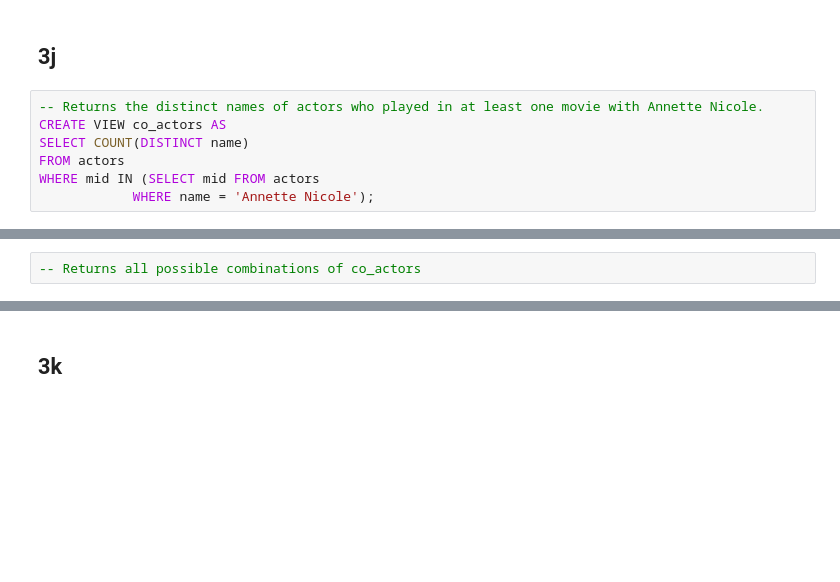
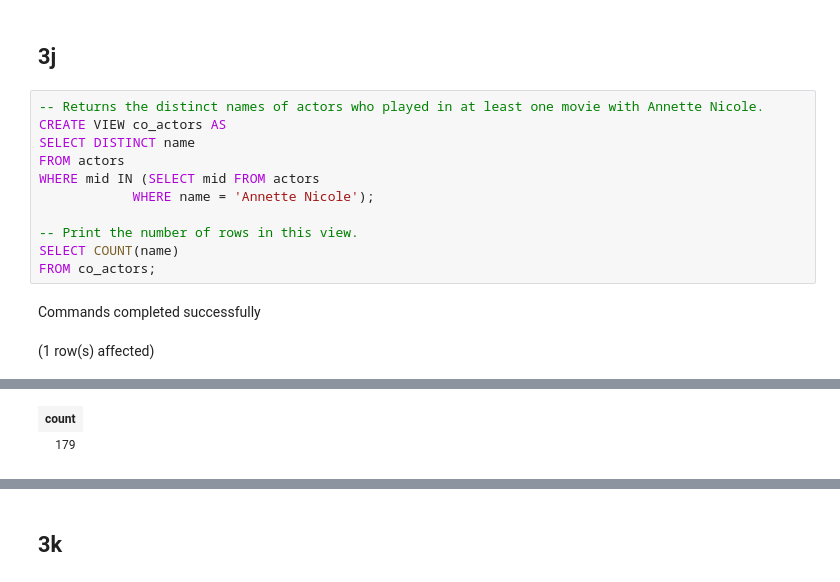
Before and after one commit to po-trottier/concordia-data-systems, a Jupyter notebook: Phase1/project_notebook.ipynb, the cells around one changed output, grey strips where cells are left out. Cells and saved outputs as stored; diff of their text form; blank space fills up the shorter version.

```diff
--- a/Phase1/project_notebook.ipynb
+++ b/Phase1/project_notebook.ipynb
@@ -388,7 +388,14 @@ LIMIT 1;
 # %%
 -- Returns the distinct names of actors who played in at least one movie with Annette Nicole.
 CREATE VIEW co_actors AS
-SELECT COUNT(DISTINCT name)
+SELECT DISTINCT name
 FROM actors
 WHERE mid IN (SELECT mid FROM actors
             WHERE name = 'Annette Nicole');
+
+-- Print the number of rows in this view.
+SELECT COUNT(name)
+FROM co_actors;
+# %% [output]
+Commands completed successfully
+(1 row(s) affected)
@@ -395,2 +403,2 @@ WHERE mid IN (SELECT mid FROM actors
+| count |
+| 179 |
-# %%
--- Returns all possible combinations of co_actors
```
Also changed, not shown: parts of 4 cells of this notebook.
